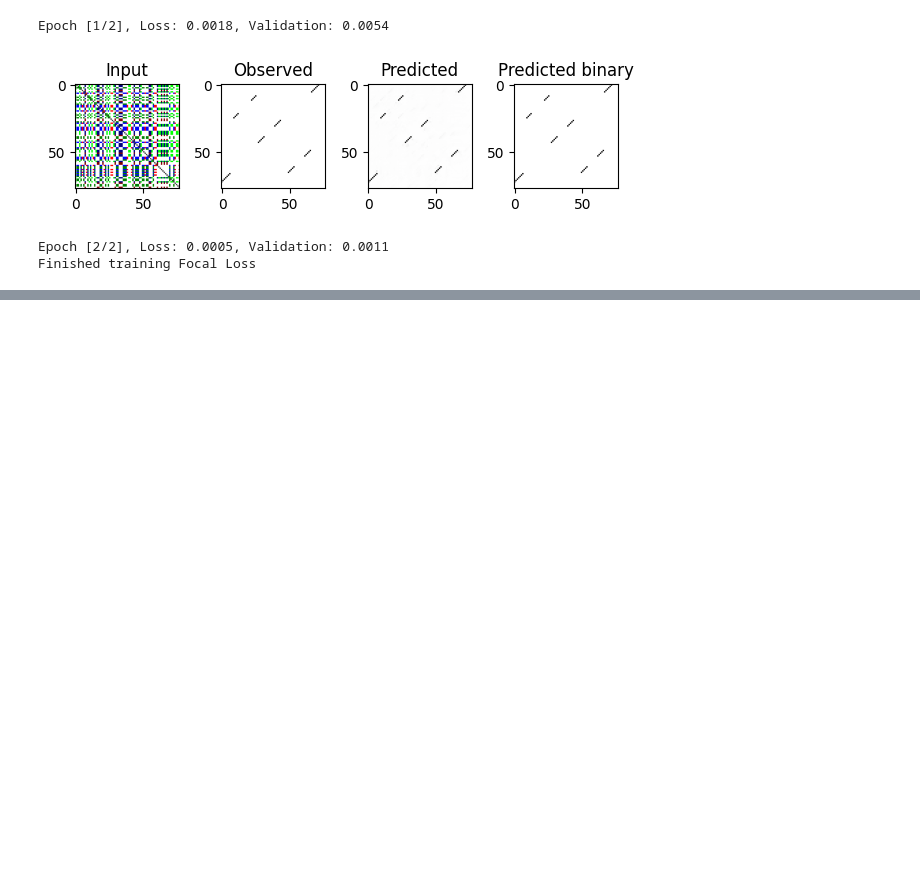
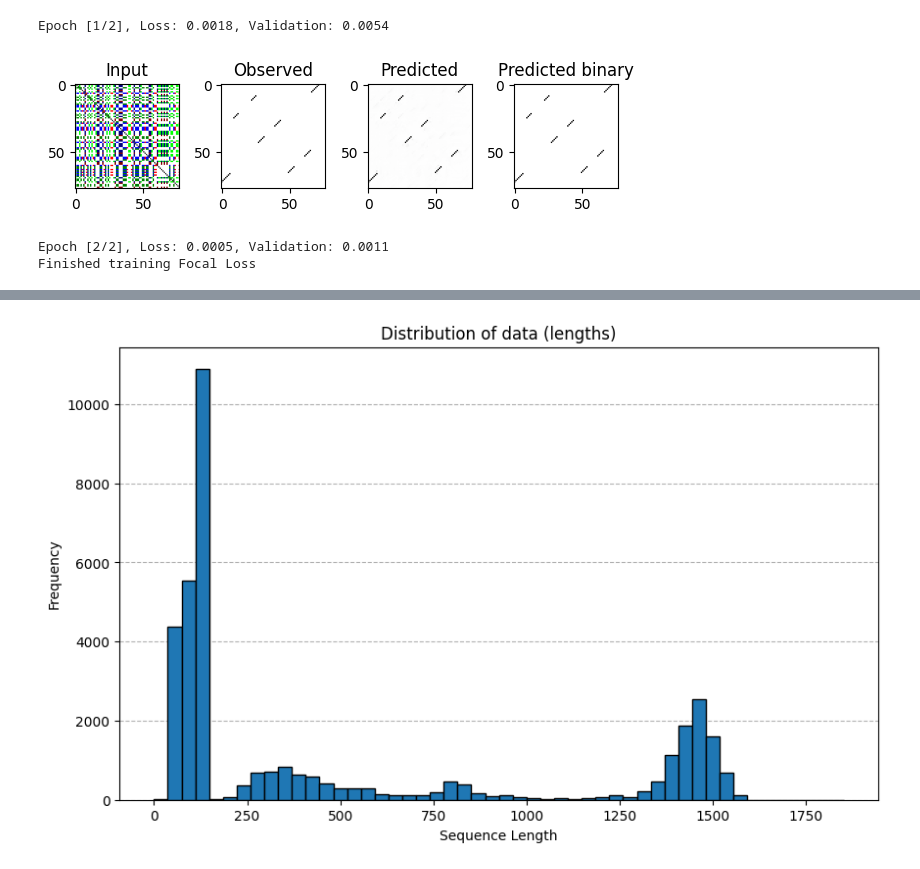
Before and after one commit to MEskerod/project_deeplearning_2023, a Jupyter notebook: deeplearning_project.ipynb, the cells around one changed output, grey strips where cells are left out. Saved outputs shown, nothing was run; the diff lists cells and outputs as text; code cells hidden in the pictures; blank space fills up the shorter version.

```diff
--- a/deeplearning_project.ipynb
+++ b/deeplearning_project.ipynb
@@ -897,24 +977,30 @@ plot_loss_curves(training_losses, validation_losses)
 # %%
-def plot_len_histogram(input_file):
+def plot_len_histogram(input_file, output_file = None):
   # Takes a list of .ct file and produces a histogram of the distribution of lengths of sequences
   _lengths = list()
 
   for file in input_file:
     _seq, _ = read_ct(file)
     _lengths.append(len(_seq))
 
   plt.figure(figsize=(10,6))
 
   plt.hist(_lengths, bins=50, edgecolor='black')
 
-  plt.title('Histogram of RNA sequence lengths')
+  plt.title('Distribution of data (lengths)')
   plt.xlabel('Sequence Length')
   plt.ylabel('Frequency')
 
   plt.grid(axis = 'y', linestyle='--', zorder=0)
 
   plt.gca().set_axisbelow(True)
 
+  if output_file:
+    plt.savefig(output_file)
+
   plt.show()
 
-plot_len_histogram(ct_files)
+
+plot_len_histogram(ct_files, output_file = '/content/drive/MyDrive/length_distribution.png');
+# %% [output]
+[figure, added]
```
Also changed, not shown: parts of 16 cells of this notebook.
